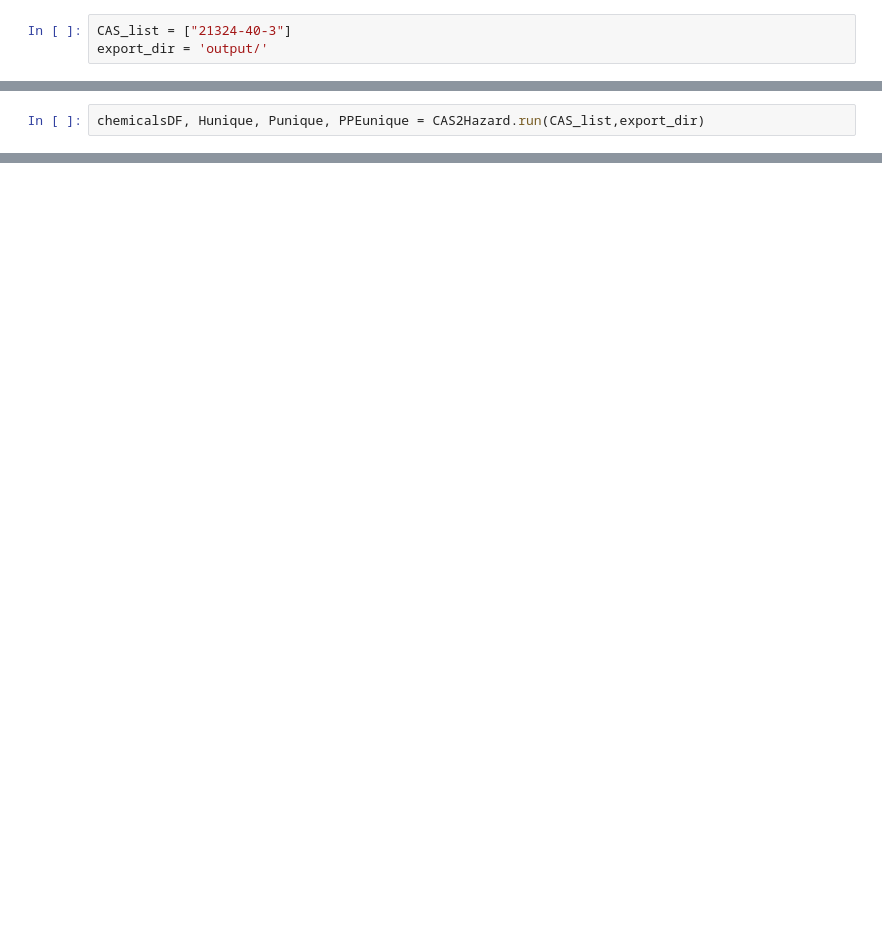
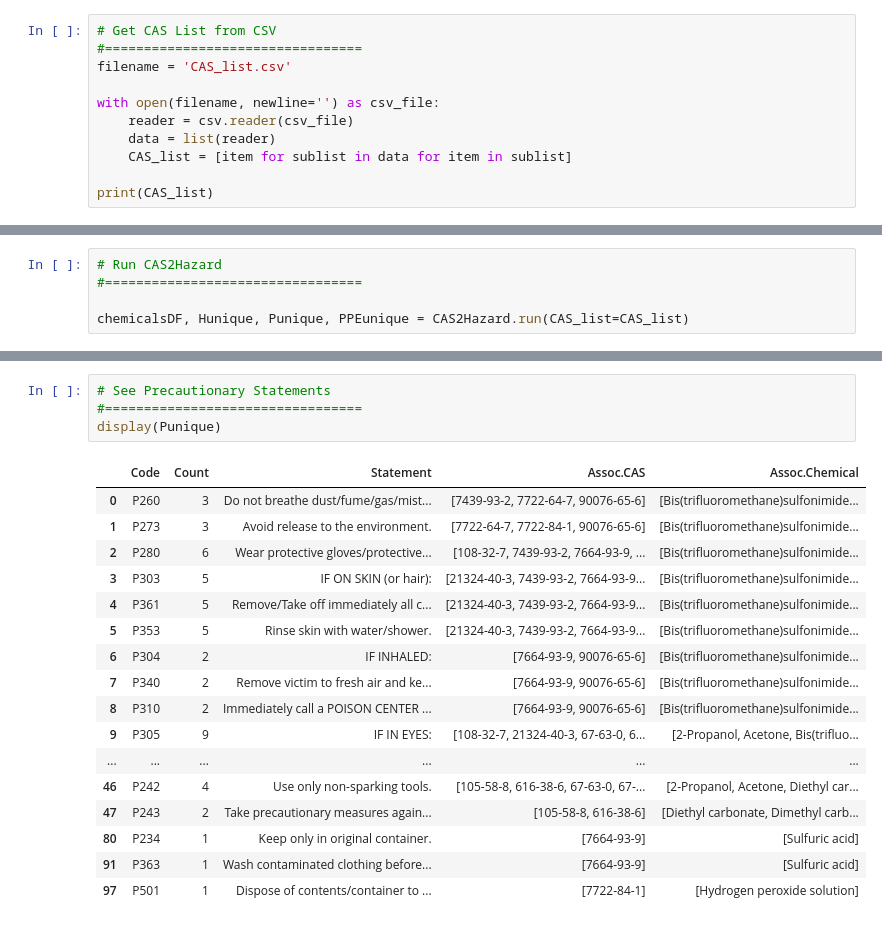
Before and after one commit to ndrewwang/CAS2Hazard, a Jupyter notebook: Chemical_Inventory.ipynb, the cells around one changed output, grey strips where cells are left out. Cells and saved outputs as stored; diff of their text form; blank space fills up the shorter version.

Commit message:
takes cas now

```diff
--- a/Chemical_Inventory.ipynb
+++ b/Chemical_Inventory.ipynb
@@ -3,4 +18,12 @@ import pandas
 from functions import CAS2Hazard
 # %%
-CAS_list = ["21324-40-3"]
-export_dir = 'output/'
+# Get CAS List from CSV
+#=================================
+filename = 'CAS_list.csv'
+
+with open(filename, newline='') as csv_file:
+    reader = csv.reader(csv_file)
+    data = list(reader)
+    CAS_list = [item for sublist in data for item in sublist]
+
+print(CAS_list)
@@ -7,3 +32,6 @@ export_dir = 'output/'
 # %%
-chemicalsDF, Hunique, Punique, PPEunique = CAS2Hazard.run(CAS_list,export_dir)
+# Run CAS2Hazard
+#=================================
+
+chemicalsDF, Hunique, Punique, PPEunique = CAS2Hazard.run(CAS_list=CAS_list)
 # %% [output]
@@ -15,0 +94,22 @@ chemicalsDF
+# %%
+# See Precautionary Statements
+#=================================
+display(Punique)
+# %% [output]
+|  | Code | Count | Statement | Assoc.CAS | Assoc.Chemical |
+| 0 | P260 | 3 | Do not breathe dust/fume/gas/mist... | [7439-93-2, 7722-64-7, 90076-65-6] | [Bis(trifluoromethane)sulfonimide... |
+| 1 | P273 | 3 | Avoid release to the environment. | [7722-64-7, 7722-84-1, 90076-65-6] | [Bis(trifluoromethane)sulfonimide... |
+| 2 | P280 | 6 | Wear protective gloves/protective... | [108-32-7, 7439-93-2, 7664-93-9, ... | [Bis(trifluoromethane)sulfonimide... |
+| 3 | P303 | 5 | IF ON SKIN (or hair): | [21324-40-3, 7439-93-2, 7664-93-9... | [Bis(trifluoromethane)sulfonimide... |
+| 4 | P361 | 5 | Remove/Take off immediately all c... | [21324-40-3, 7439-93-2, 7664-93-9... | [Bis(trifluoromethane)sulfonimide... |
+| 5 | P353 | 5 | Rinse skin with water/shower. | [21324-40-3, 7439-93-2, 7664-93-9... | [Bis(trifluoromethane)sulfonimide... |
+| 6 | P304 | 2 | IF INHALED: | [7664-93-9, 90076-65-6] | [Bis(trifluoromethane)sulfonimide... |
+| 7 | P340 | 2 | Remove victim to fresh air and ke... | [7664-93-9, 90076-65-6] | [Bis(trifluoromethane)sulfonimide... |
+| 8 | P310 | 2 | Immediately call a POISON CENTER ... | [7664-93-9, 90076-65-6] | [Bis(trifluoromethane)sulfonimide... |
+| 9 | P305 | 9 | IF IN EYES: | [108-32-7, 21324-40-3, 67-63-0, 6... | [2-Propanol, Acetone, Bis(trifluo... |
+| ... | ... | ... | ... | ... | ... |
+| 46 | P242 | 4 | Use only non-sparking tools. | [105-58-8, 616-38-6, 67-63-0, 67-... | [2-Propanol, Acetone, Diethyl car... |
+| 47 | P243 | 2 | Take precautionary measures again... | [105-58-8, 616-38-6] | [Diethyl carbonate, Dimethyl carb... |
+| 80 | P234 | 1 | Keep only in original container. | [7664-93-9] | [Sulfuric acid] |
+| 91 | P363 | 1 | Wash contaminated clothing before... | [7664-93-9] | [Sulfuric acid] |
+| 97 | P501 | 1 | Dispose of contents/container to ... | [7722-84-1] | [Hydrogen peroxide solution] |
```
Also changed, not shown: parts of 7 cells of this notebook, 14 other files.
